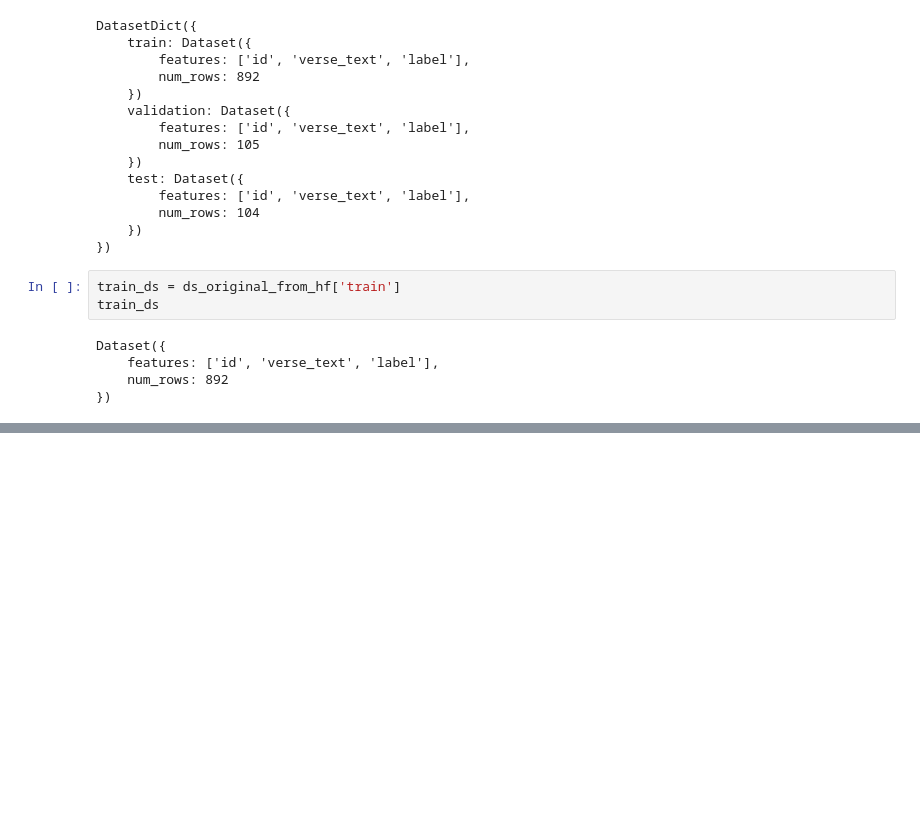
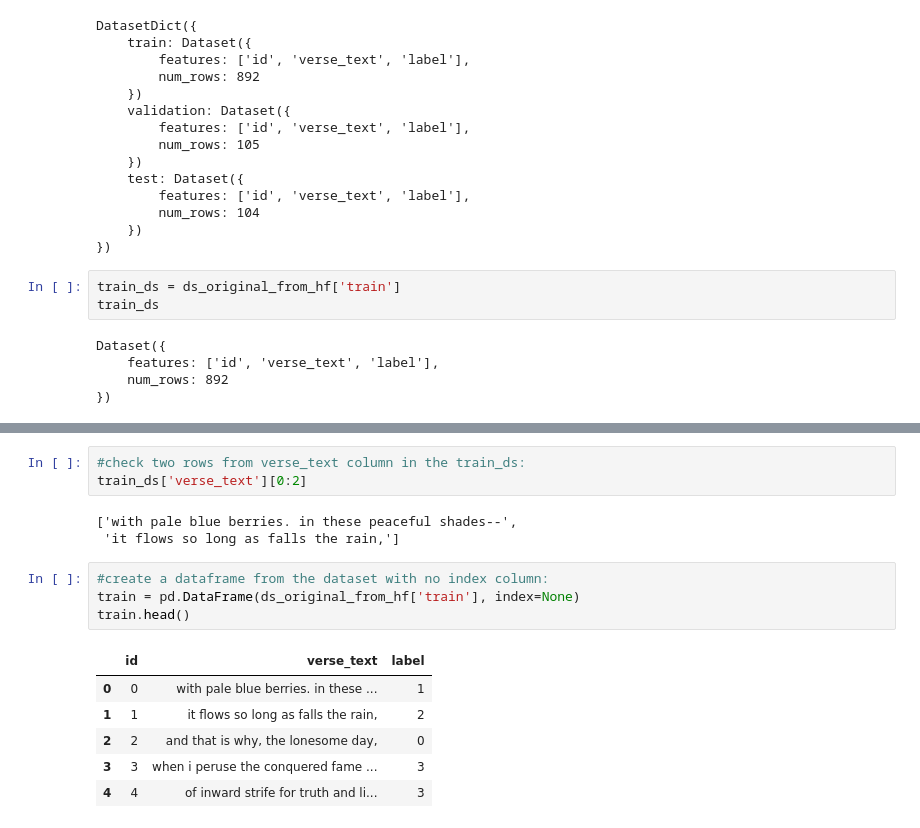
Before and after one commit to DeeeTeeee/NLP, a Jupyter notebook: FineTuning_DistilBert_Poem_Sentiments.ipynb, the cells around one changed output, grey strips where cells are left out. Saved outputs shown, nothing was run; the diff lists cells and outputs as text; blank space fills up the shorter version.

```diff
--- a/FineTuning_DistilBert_Poem_Sentiments.ipynb
+++ b/FineTuning_DistilBert_Poem_Sentiments.ipynb
@@ -55,0 +93,17 @@ Dataset({
+# %%
+#check two rows from verse_text column in the train_ds:
+train_ds['verse_text'][0:2]
+# %% [output]
+['with pale blue berries. in these peaceful shades--',
+ 'it flows so long as falls the rain,']
+# %%
+#create a dataframe from the dataset with no index column:
+train = pd.DataFrame(ds_original_from_hf['train'], index=None)
+train.head()
+# %% [output]
+|  | id | verse_text | label |
+| 0 | 0 | with pale blue berries. in these ... | 1 |
+| 1 | 1 | it flows so long as falls the rain, | 2 |
+| 2 | 2 | and that is why, the lonesome day, | 0 |
+| 3 | 3 | when i peruse the conquered fame ... | 3 |
+| 4 | 4 | of inward strife for truth and li... | 3 |
```
Also changed, not shown: parts of 8 cells of this notebook.
